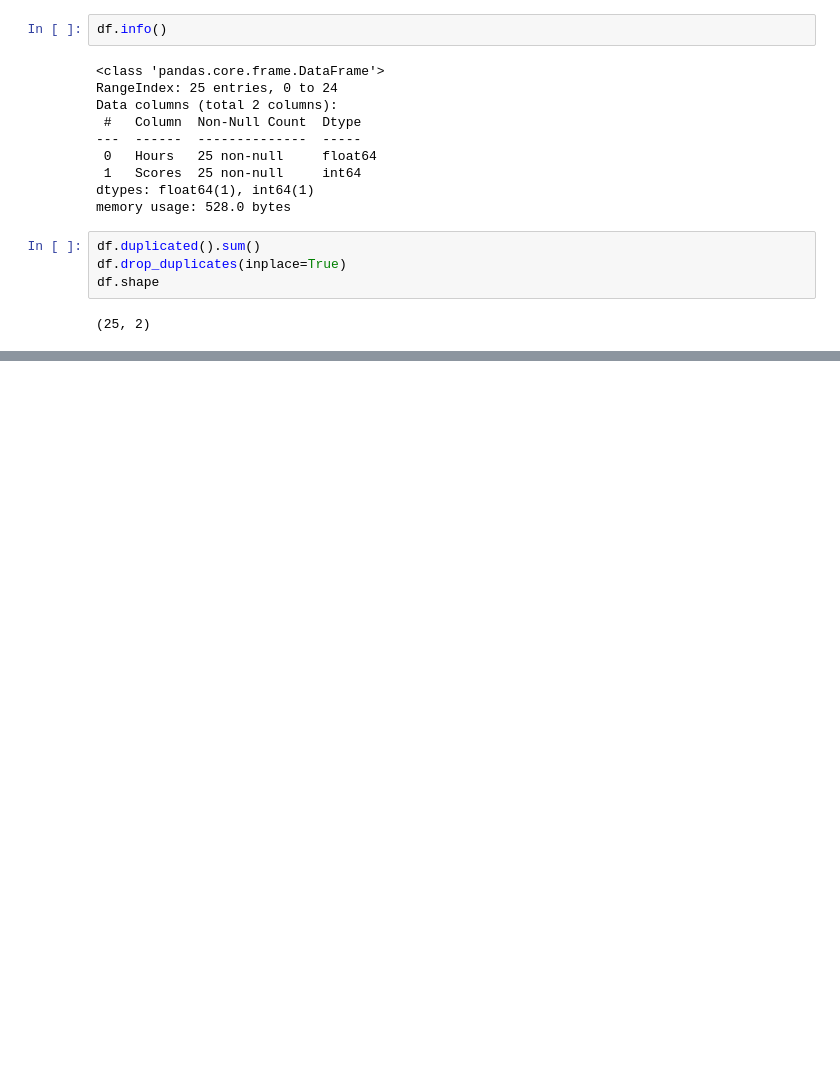
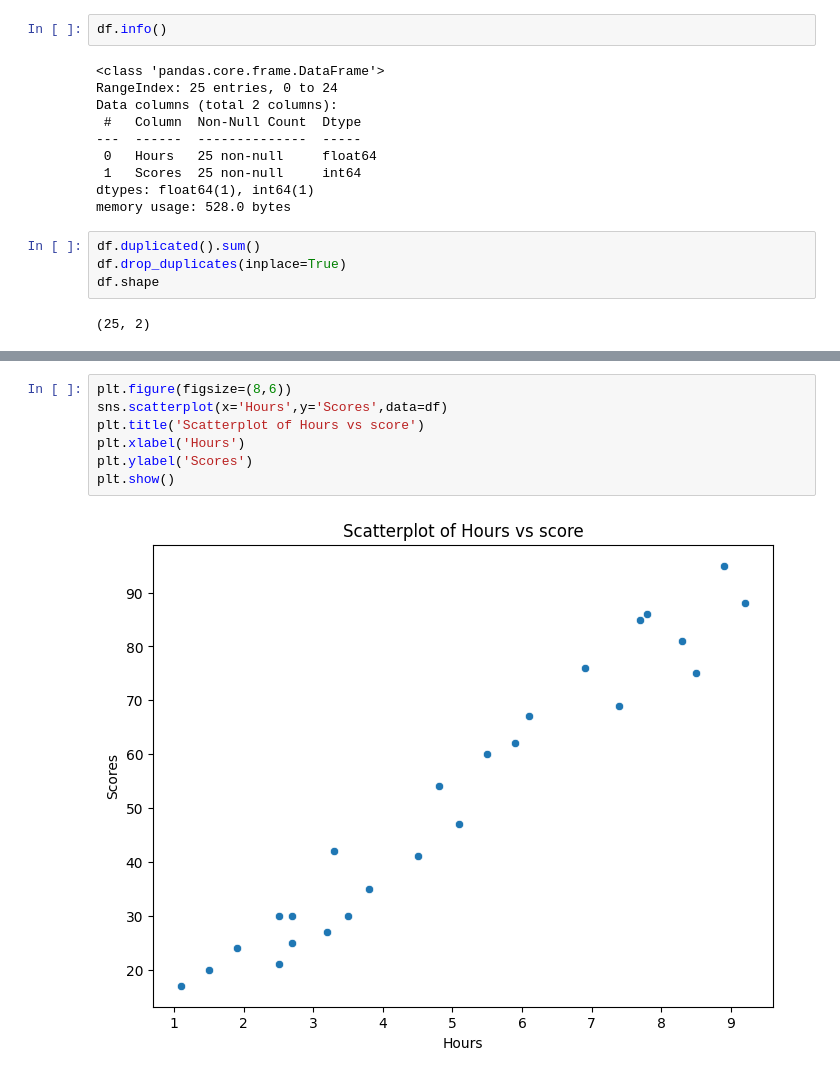
Before and after one commit to pathakmohit/score_csv, a Jupyter notebook: main.ipynb, the cells around one changed output, grey strips where cells are left out. Saved outputs shown, nothing was run; the diff lists cells and outputs as text; blank space fills up the shorter version.

```diff
--- a/main.ipynb
+++ b/main.ipynb
@@ -58,0 +167,9 @@ df.shape
+# %%
+plt.figure(figsize=(8,6))
+sns.scatterplot(x='Hours',y='Scores',data=df)
+plt.title('Scatterplot of Hours vs score')
+plt.xlabel('Hours')
+plt.ylabel('Scores')
+plt.show()
+# %% [output]
+[figure, added]
```
Also changed, not shown: parts of 10 cells of this notebook.
